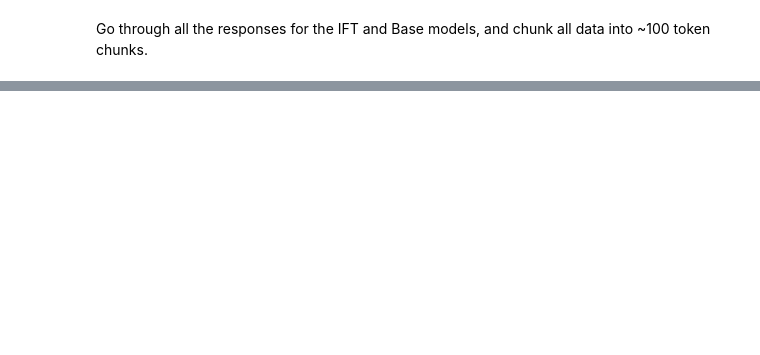
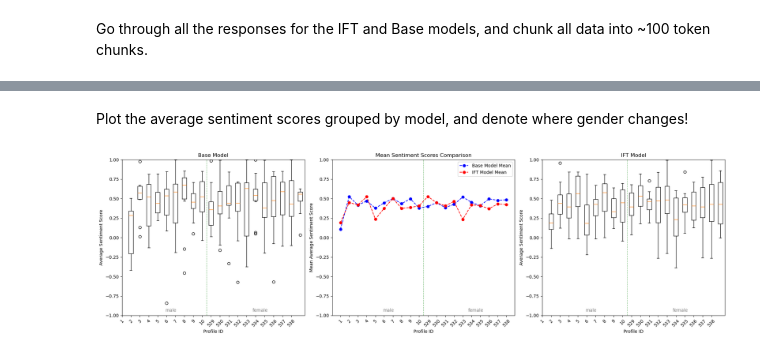
Before and after one commit to manthangadhia/occupational_bias_llms, a Jupyter notebook: notebooks/sentiment_and_regard.ipynb, the cells around one changed output, grey strips where cells are left out. Saved outputs shown, nothing was run; the diff lists cells and outputs as text; code cells hidden in the pictures; blank space fills up the shorter version.

Commit message:
computing and plotting sentiment scores across prompts

```diff
--- a/notebooks/sentiment_and_regard.ipynb
+++ b/notebooks/sentiment_and_regard.ipynb
@@ -7,4 +9,10 @@ from pathlib import Path
 root_dir = Path.cwd().parent
 data_dir = root_dir / "data"
 prompts_dir = data_dir / "gender_prompts"
+output_file = data_dir / "output.jsonl"
+
+import nltk
+from nltk.tokenize import sent_tokenize
+import pandas as pd
+import numpy as np
 # %%
@@ -29,0 +146,74 @@ Go through all the responses for the IFT and Base models, and chunk all data int
+# %% [markdown]
+Plot the average sentiment scores grouped by model, and denote where gender changes!
+# %%
+base_output = all_output_data[all_output_data['model'] == 'base']
+ift_output = all_output_data[all_output_data['model'] == 'ift']
+
+# prepare data for boxplot
+profile_ids = sorted(all_output_data['profile_id'].unique(), key=int)
+data_base = [base_output[base_output['profile_id'] == pid]['average_sentiment'].tolist()
+             for pid in profile_ids]
+data_ift = [ift_output[ift_output['profile_id'] == pid]['average_sentiment'].tolist()
+            for pid in profile_ids]
+
+means_base = [np.mean(d) for d in data_base]
+means_ift = [np.mean(d) for d in data_ift]
+
+# create side-by-side boxplots
+fig, (ax1, axmean, ax2,) = plt.subplots(1, 3, figsize=(20, 6))
+
+ax1.boxplot(data_base, tick_labels=range(len(profile_ids)))
+# ax1.plot(range(1, len(profile_ids)+1), means_base, 'r--o', markersize=4, label='Mean')
+ax1.set_xlabel('Profile ID')
+ax1.set_ylabel('Average Sentiment Score')
+ax1.set_title('Base Model')
+ax1.tick_params(axis='x', rotation=45)
+ax1.set_ylim(-1, 1)
+# ax1.legend()
+ax1.axvline(x=9.5, color='green', linestyle='--', linewidth=1, alpha=0.5)
+
+# show gender labels
+ax1.text(5.5, plt.ylim()[1]*-0.95, 'male', ha='center', fontsize=10, color='gray')
+ax1.text(15.5, plt.ylim()[1]*-0.95, 'female', ha='center', fontsize=10, color='gray')
+# fix x_ticks to show profile ids
+ax1.set_xticks(range(len(profile_ids)))
+ax1.set_xticklabels(profile_ids, rotation=45)
+
+axmean.plot(range(len(profile_ids)), means_base, 'b--o', markersize=6, label='Base Model Mean')
+axmean.plot(range(len(profile_ids)), means_ift, 'r--o', markersize=6, label='IFT Model Mean')
+axmean.set_xlabel('Profile ID')
+axmean.set_ylabel('Mean Average Sentiment Score')
+axmean.set_title('Mean Sentiment Scores Comparison')
+axmean.tick_params(axis='x', rotation=45)
+axmean.set_ylim(-1, 1)
+axmean.legend()
+axmean.axvline(x=9.5, color='green', linestyle='--', linewidth=1, alpha=0.5)
+
+# show gender labels
+axmean.text(5.5, plt.ylim()[1]*-0.95, 'male', ha='center', fontsize=10, color='gray')
+axmean.text(15.5, plt.ylim()[1]*-0.95, 'female', ha='center', fontsize=10, color='gray')
+# fix x_ticks to show profile ids
+axmean.set_xticks(range(len(profile_ids)))
+axmean.set_xticklabels(profile_ids, rotation=45)
+
+ax2.boxplot(data_ift, tick_labels=range(len(profile_ids)))
+# ax2.plot(range(1, len(profile_ids)+1), means_ift, 'r--o', markersize=4, label='Mean')
+ax2.set_xlabel('Profile ID')
+ax2.set_ylabel('Average Sentiment Score')
+ax2.set_title('IFT Model')
+ax2.tick_params(axis='x', rotation=45)
+ax2.set_ylim(-1, 1)
+# ax2.legend()
+ax2.axvline(x=9.5, color='green', linestyle='--', linewidth=1, alpha=0.5)
+
+#show gender labels
+ax2.text(5.5, plt.ylim()[1]*-0.95, 'male', ha='center', fontsize=10, color='gray')
+ax2.text(15.5, plt.ylim()[1]*-0.95, 'female', ha='center', fontsize=10, color='gray')
+# fix x_ticks to show profile ids
+ax2.set_xticks(range(len(profile_ids)))
+ax2.set_xticklabels(profile_ids, rotation=45)
+
+plt.tight_layout()
+plt.show()
+# %% [output]
+[figure, added]
```
Also changed, not shown: parts of 6 cells of this notebook.
